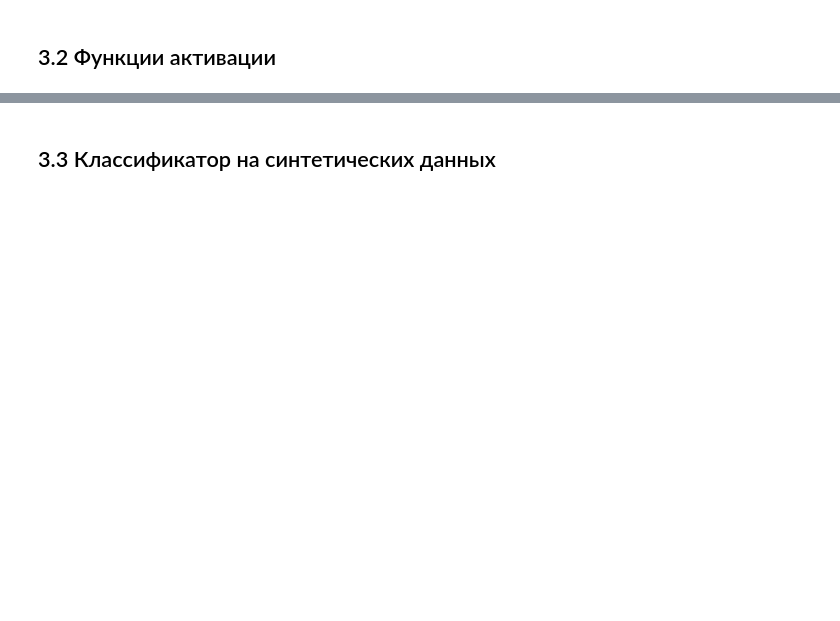
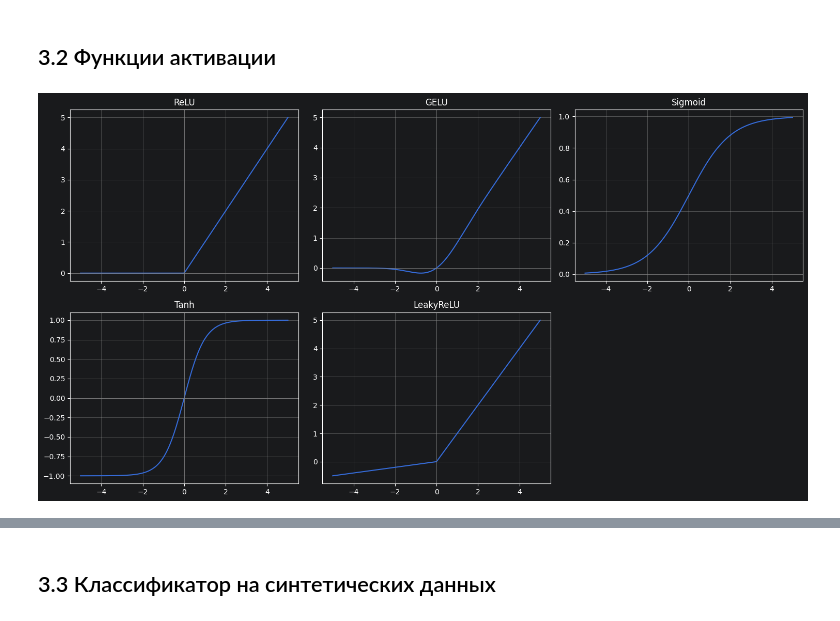
Before and after one commit to plsdemo0/transformer_learning, a Jupyter notebook: notebooks/03_linear_layers_and_activations.ipynb, the cells around one changed output, grey strips where cells are left out. Cells and saved outputs as stored; diff of their text form; code cells hidden in the pictures; blank space fills up the shorter version.

```diff
--- a/notebooks/03_linear_layers_and_activations.ipynb
+++ b/notebooks/03_linear_layers_and_activations.ipynb
@@ -41,27 +58,27 @@ print(f"Manual output matches: {torch.allclose(y, y_manual)}")
 # %% [markdown]
 ## 3.2 Функции активации
 # %%
-log.debug("Visualizing activation functions")
-
+# Визуализируем функции активации на отрезке [-5, 5]
 x = torch.linspace(-5, 5, 200)
 
 activations = {
-    "ReLU": F.relu(x),
-    "GELU": F.gelu(x),
-    "Sigmoid": torch.sigmoid(x),
-    "Tanh": torch.tanh(x),
-    "LeakyReLU": F.leaky_relu(x, 0.1),
+    "ReLU": F.relu(x),           # Rectified Linear Unit: max(0, x)
+    "GELU": F.gelu(x),           # Gaussian Error Linear Unit (используется в трансформерах)
+    "Sigmoid": torch.sigmoid(x), # сигмоида: 1/(1+e^{-x})
+    "Tanh": torch.tanh(x),       # гиперболический тангенс
+    "LeakyReLU": F.leaky_relu(x, 0.1),  # ReLU с наклоном для x < 0
 }
 
 fig, axes = plt.subplots(2, 3, figsize=(15, 8))
 for ax, (name, y) in zip(axes.flat, activations.items()):
     ax.plot(x, y)
     ax.set_title(name)
     ax.grid(True)
     ax.axhline(0, color='gray', linewidth=0.5)
     ax.axvline(0, color='gray', linewidth=0.5)
 axes.flat[-1].axis('off')
 plt.tight_layout()
 plt.show()
-log.info("Activation functions plotted")
+# %% [output]
+[figure, added]
 # %%
```
Also changed, not shown: parts of 9 cells of this notebook, 22 other files.
